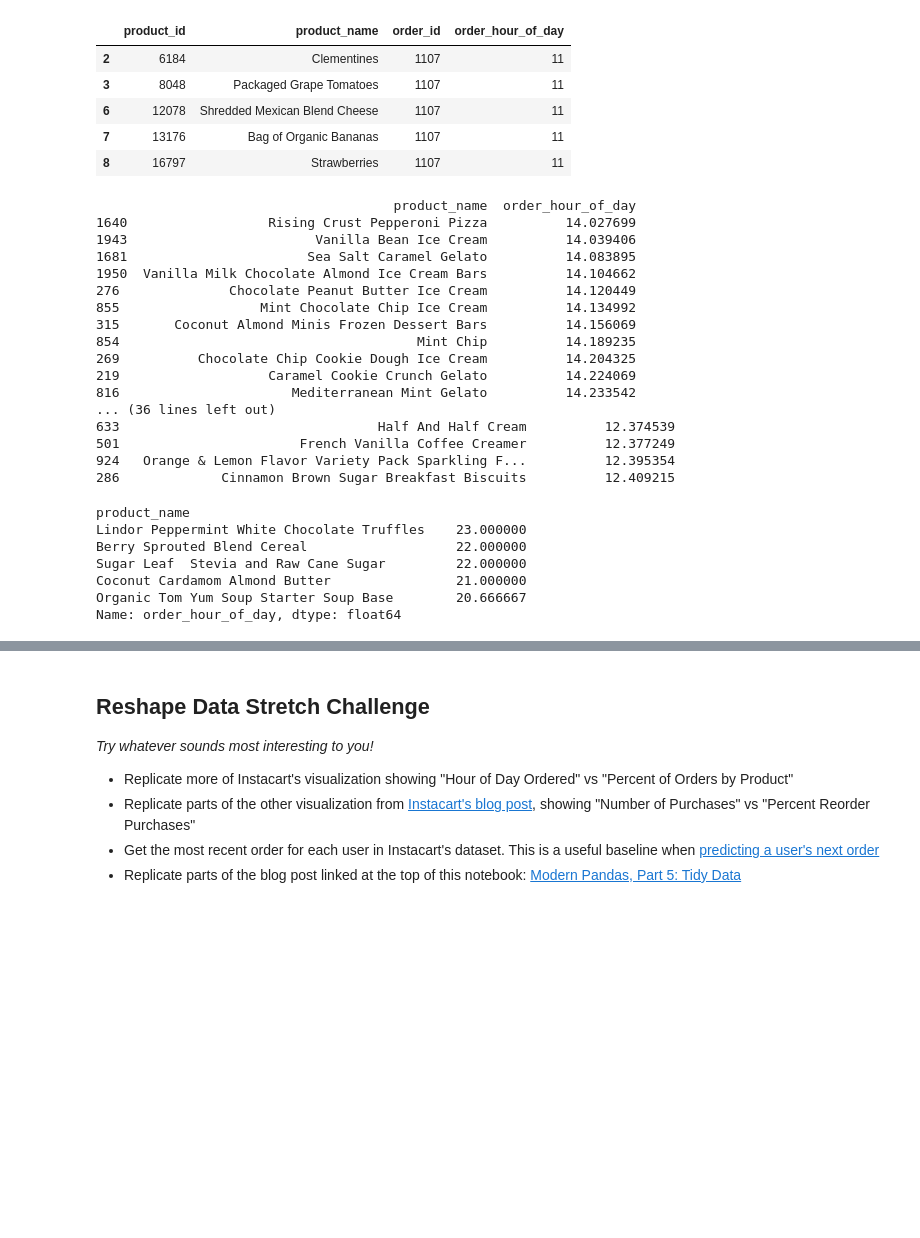
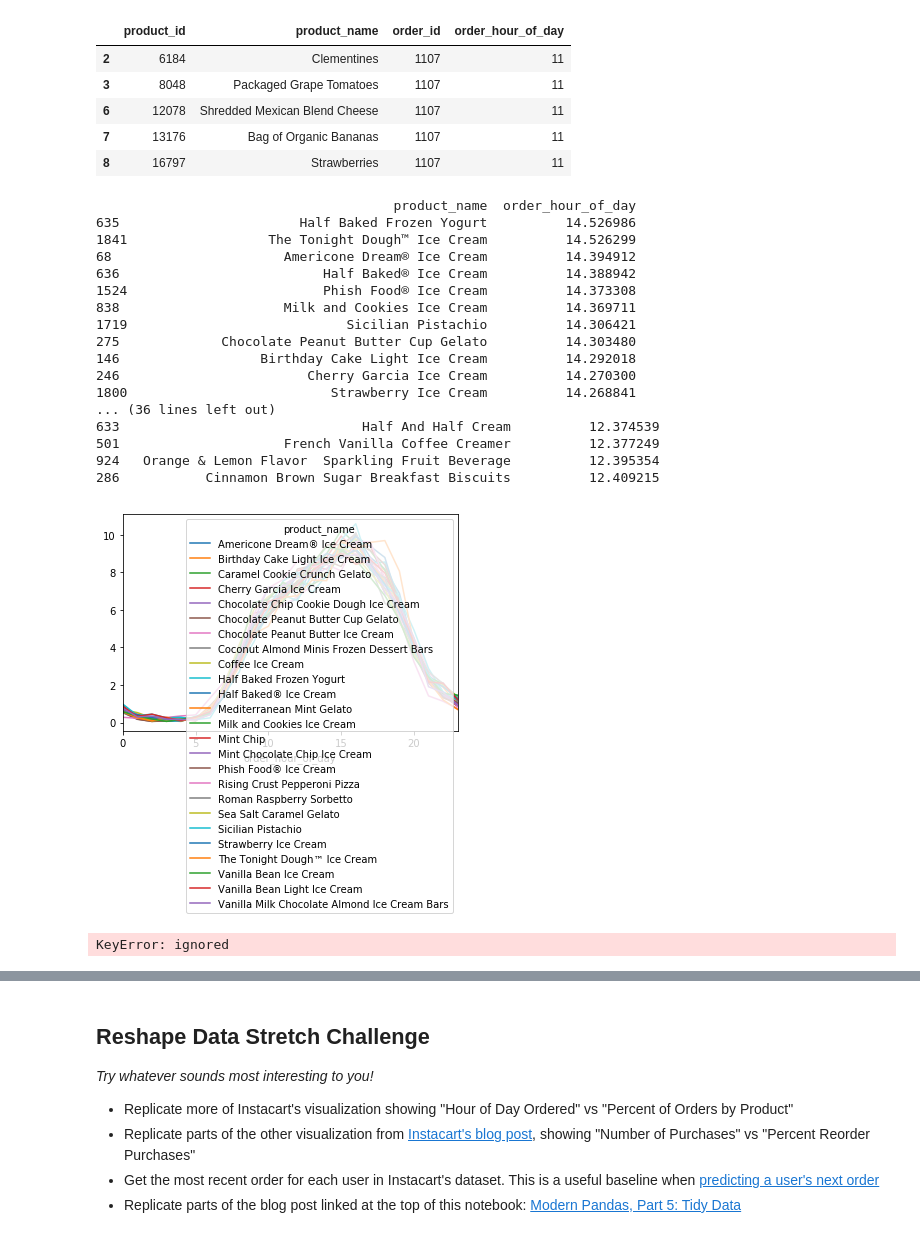
Before and after one commit to garretbassett/DS-Unit-1-Sprint-2-Data-Wrangling-and-Storytelling, a Jupyter notebook: module1-join-and-reshape-data/Garret_Bassett_LS_DS_121_Join_and_Reshape_Data.ipynb, the cells around one changed output, grey strips where cells are left out. Cells and saved outputs as stored; diff of their text form; code cells hidden in the pictures; blank space fills up the shorter version.

```diff
--- a/module1-join-and-reshape-data/Garret_Bassett_LS_DS_121_Join_and_Reshape_Data.ipynb
+++ b/module1-join-and-reshape-data/Garret_Bassett_LS_DS_121_Join_and_Reshape_Data.ipynb
@@ -710,40 +710,44 @@ popular_items.head()
 mean_order_hr = popular_items.groupby('product_name', as_index=False)['order_hour_of_day'].mean()
 # mean_order_hr.sort_values(by='order_hour_of_day', ascending=False).head()
 
-latest = mean_order_hr.sort_values(by='order_hour_of_day').tail(25)
+latest = mean_order_hr.sort_values(by='order_hour_of_day', ascending=False).head(25)
 print(latest)
 earliest = mean_order_hr.sort_values(by='order_hour_of_day').head(25)
+earliest['product_name'] = earliest['product_name'].str.replace('Variety Pack', '')
 print(earliest)
 # %% [output]
                                       product_name  order_hour_of_day
-1640                  Rising Crust Pepperoni Pizza          14.027699
-1943                        Vanilla Bean Ice Cream          14.039406
-1681                       Sea Salt Caramel Gelato          14.083895
-1950  Vanilla Milk Chocolate Almond Ice Cream Bars          14.104662
-276              Chocolate Peanut Butter Ice Cream          14.120449
-855                  Mint Chocolate Chip Ice Cream          14.134992
-315       Coconut Almond Minis Frozen Dessert Bars          14.156069
-854                                      Mint Chip          14.189235
-269          Chocolate Chip Cookie Dough Ice Cream          14.204325
-219                   Caramel Cookie Crunch Gelato          14.224069
-816                      Mediterranean Mint Gelato          14.233542
+635                       Half Baked Frozen Yogurt          14.526986
+1841                  The Tonight Dough™ Ice Cream          14.526299
+68                      Americone Dream® Ice Cream          14.394912
+636                          Half Baked® Ice Cream          14.388942
+1524                         Phish Food® Ice Cream          14.373308
+838                     Milk and Cookies Ice Cream          14.369711
+1719                            Sicilian Pistachio          14.306421
+275             Chocolate Peanut Butter Cup Gelato          14.303480
+146                  Birthday Cake Light Ice Cream          14.292018
+246                        Cherry Garcia Ice Cream          14.270300
+1800                          Strawberry Ice Cream          14.268841
 ... (36 lines left out)
-633                                 Half And Half Cream          12.374539
-501                       French Vanilla Coffee Creamer          12.377249
-924   Orange & Lemon Flavor Variety Pack Sparkling F...          12.395354
-286             Cinnamon Brown Sugar Breakfast Biscuits          12.409215
+633                               Half And Half Cream          12.374539
+501                     French Vanilla Coffee Creamer          12.377249
+924   Orange & Lemon Flavor  Sparkling Fruit Beverage          12.395354
+286           Cinnamon Brown Sugar Breakfast Biscuits          12.409215
-# %%
-# condition = merged['product_name'].isin(product_names)
-
-subset = new_df.groupby('product_name')['order_hour_of_day'].mean()
-subset.sort_values(ascending=False).head()
-
-# subset['order_id'].value_counts()
-# %% [output]
-product_name
-Lindor Peppermint White Chocolate Truffles    23.000000
-Berry Sprouted Blend Cereal                   22.000000
-Sugar Leaf  Stevia and Raw Cane Sugar         22.000000
-Coconut Cardamom Almond Butter                21.000000
-Organic Tom Yum Soup Starter Soup Base        20.666667
-Name: order_hour_of_day, dtype: float64
+# %%
+# LATE PIVOT
+
+latest_full = popular_items[popular_items['product_name'].isin(latest['product_name'].tolist())]
+# latest_full.head()
+
+latest_full.pivot_table(index='order_hour_of_day', columns='product_name', values='order_id', aggfunc='count').apply(lambda x:100 * x / float(x.sum())).plot();
+# %% [output]
+[figure, added]
+# %%
+# EARLY PIVOT
+
+earliest_full = popular_items[popular_items['product_name'].isin(earliest['product_name'].tolist())]
+# latest_full.head()
+
+# earliest_full.pivot_table(index='order_hour_of_day', columns='product_name', values='order_id', aggfunc='count').apply(lambda x:100 * x / float(x.sum())).plot();
+# %% [output]
+KeyError: ignored
```
Also changed, not shown: parts of 1 cell of this notebook.
